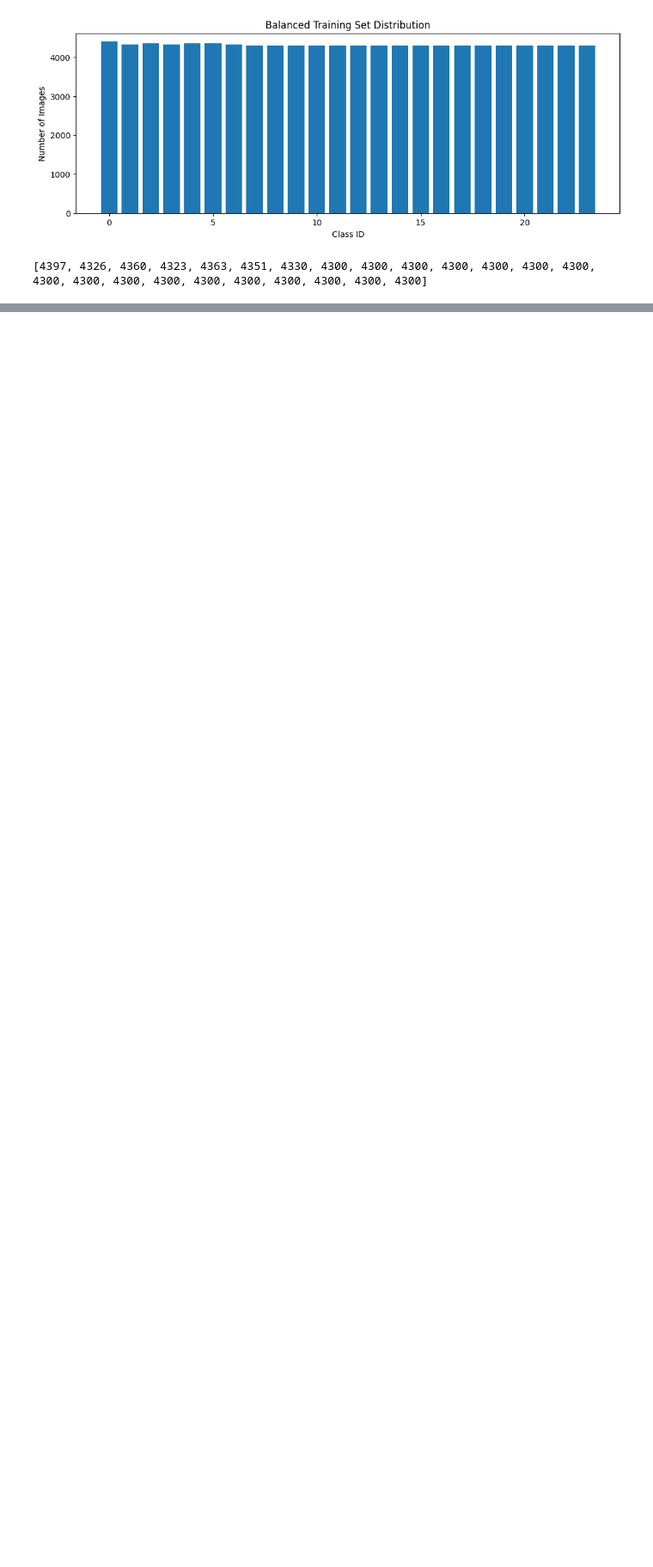
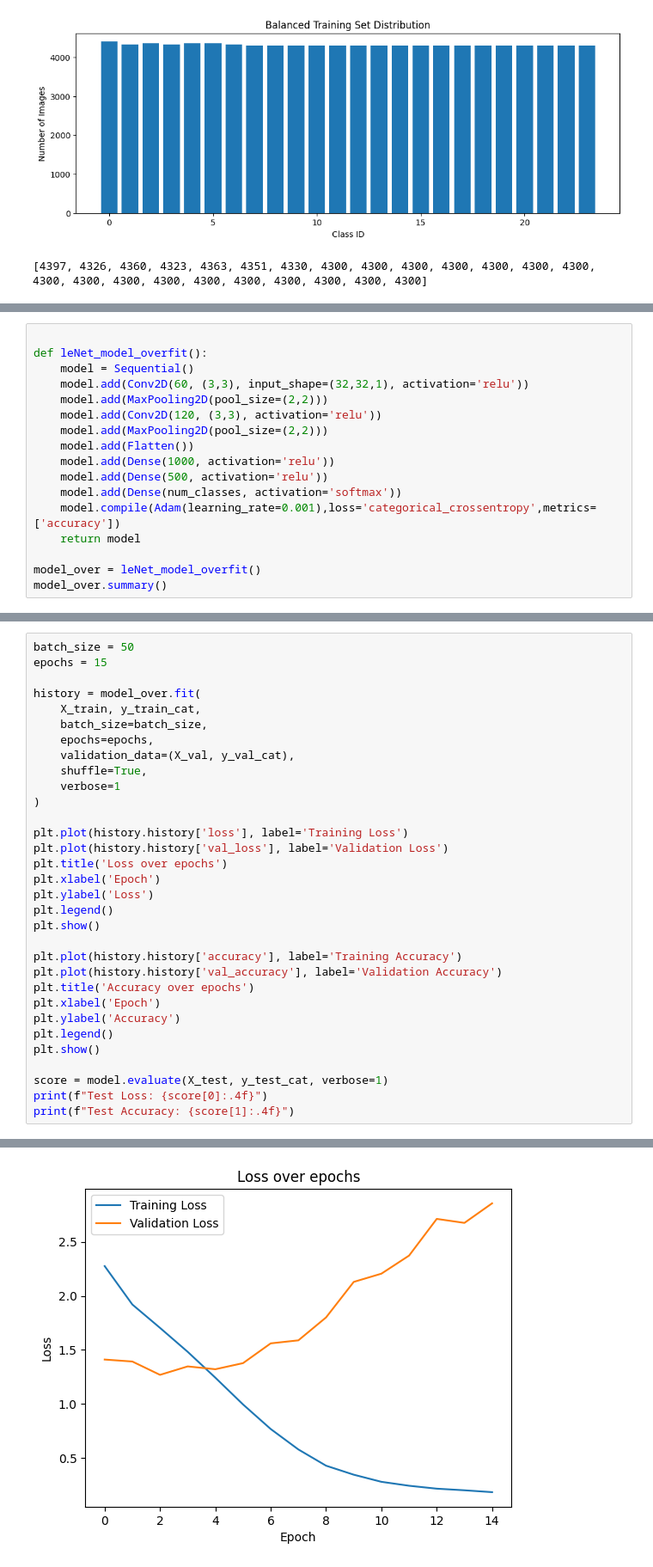
Before and after one commit to milamurphy/ML-Image-Classification, a Jupyter notebook: preprocessing.ipynb, the cells around one changed output, grey strips where cells are left out. Shown at 86% size. Drawn from its saved outputs; the diff is of its cells as text; blank space fills up the shorter version.

Commit message:
Add markdown for Underfitting and Overfitting

```diff
--- a/preprocessing.ipynb
+++ b/preprocessing.ipynb
@@ -679,0 +729,17 @@ Test Accuracy: 0.4656
+# %%
+
+def leNet_model_overfit():
+    model = Sequential()
+    model.add(Conv2D(60, (3,3), input_shape=(32,32,1), activation='relu'))
+    model.add(MaxPooling2D(pool_size=(2,2)))
+    model.add(Conv2D(120, (3,3), activation='relu'))
+    model.add(MaxPooling2D(pool_size=(2,2)))
+    model.add(Flatten())
+    model.add(Dense(1000, activation='relu'))
+    model.add(Dense(500, activation='relu'))
+    model.add(Dense(num_classes, activation='softmax'))
+    model.compile(Adam(learning_rate=0.001),loss='categorical_crossentropy',metrics=['accuracy'])
+    return model
+
+model_over = leNet_model_overfit()
+model_over.summary()
@@ -679,0 +770,33 @@ Test Accuracy: 0.4656
+# %%
+batch_size = 50
+epochs = 15
+
+history = model_over.fit(
+    X_train, y_train_cat,
+    batch_size=batch_size,
+    epochs=epochs,
+    validation_data=(X_val, y_val_cat),
+    shuffle=True,
+    verbose=1
+)
+
+plt.plot(history.history['loss'], label='Training Loss')
+plt.plot(history.history['val_loss'], label='Validation Loss')
+plt.title('Loss over epochs')
+plt.xlabel('Epoch')
+plt.ylabel('Loss')
+plt.legend()
+plt.show()
+
+plt.plot(history.history['accuracy'], label='Training Accuracy')
+plt.plot(history.history['val_accuracy'], label='Validation Accuracy')
+plt.title('Accuracy over epochs')
+plt.xlabel('Epoch')
+plt.ylabel('Accuracy')
+plt.legend()
+plt.show()
+
+score = model.evaluate(X_test, y_test_cat, verbose=1)
+print(f"Test Loss: {score[0]:.4f}")
+print(f"Test Accuracy: {score[1]:.4f}")
+# %% [output]
@@ -679,0 +820 @@ Test Accuracy: 0.4656
+[figure, added]
```
Also changed, not shown: parts of 14 cells of this notebook.
